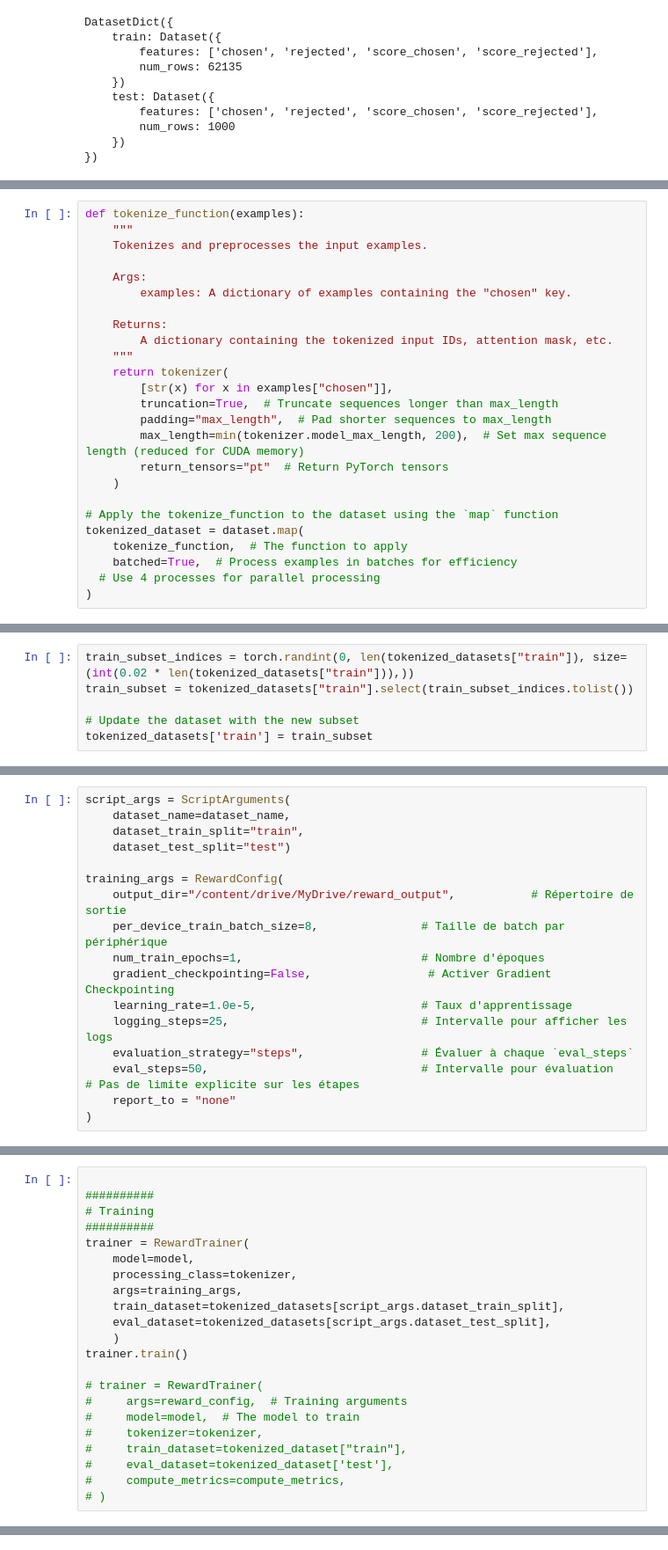
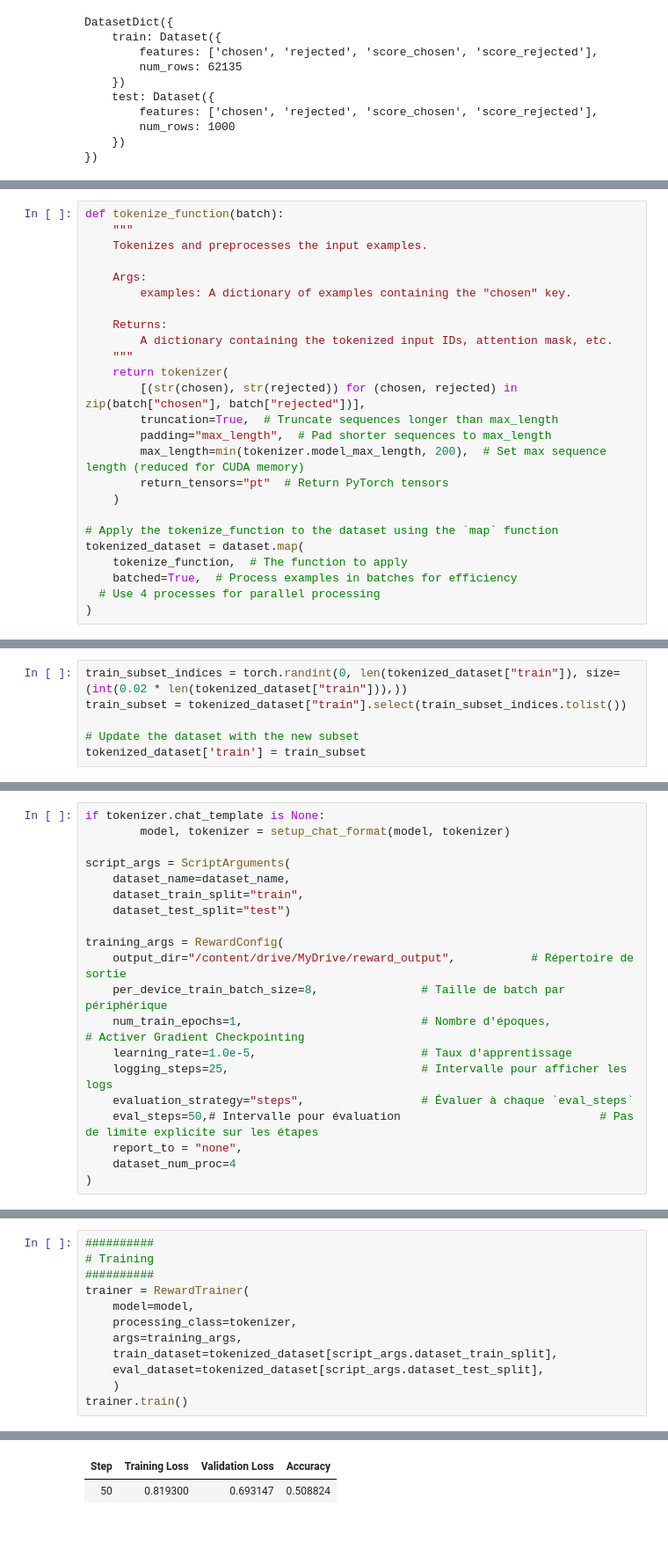
Before and after one commit to em-bst/enhancing-large-language-models-with-human-feedback, a Jupyter notebook: RLHF.ipynb, the cells around one changed output, grey strips where cells are left out. Shown at 88% size. Cells and saved outputs as stored; diff of their text form.

Commit message:
Training the reward model

```diff
--- a/RLHF.ipynb
+++ b/RLHF.ipynb
@@ -150,5 +131,5 @@ DatasetDict({
 # %%
-def tokenize_function(examples):
+def tokenize_function(batch):
     """
     Tokenizes and preprocesses the input examples.
 
@@ -159,7 +140,7 @@ def tokenize_function(examples):
         A dictionary containing the tokenized input IDs, attention mask, etc.
     """
     return tokenizer(
-        [str(x) for x in examples["chosen"]],
+        [(str(chosen), str(rejected)) for (chosen, rejected) in zip(batch["chosen"], batch["rejected"])],
         truncation=True,  # Truncate sequences longer than max_length
         padding="max_length",  # Pad shorter sequences to max_length
         max_length=min(tokenizer.model_max_length, 200),  # Set max sequence length (reduced for CUDA memory)
@@ -254,6 +160,6 @@ tokenized_datasets.save_to_disk('/content/drive/MyDrive/tokenized_datasets')
 # %%
-train_subset_indices = torch.randint(0, len(tokenized_datasets["train"]), size=(int(0.02 * len(tokenized_datasets["train"])),))
-train_subset = tokenized_datasets["train"].select(train_subset_indices.tolist())
+train_subset_indices = torch.randint(0, len(tokenized_dataset["train"]), size=(int(0.02 * len(tokenized_dataset["train"])),))
+train_subset = tokenized_dataset["train"].select(train_subset_indices.tolist())
 
 # Update the dataset with the new subset
-tokenized_datasets['train'] = train_subset
+tokenized_dataset['train'] = train_subset
@@ -315,4 +170,7 @@ DatasetDict({
 # %%
+if tokenizer.chat_template is None:
+        model, tokenizer = setup_chat_format(model, tokenizer)
+
 script_args = ScriptArguments(
     dataset_name=dataset_name,
     dataset_train_split="train",
@@ -321,12 +179,12 @@ script_args = ScriptArguments(
 training_args = RewardConfig(
     output_dir="/content/drive/MyDrive/reward_output",           # Répertoire de sortie
     per_device_train_batch_size=8,               # Taille de batch par périphérique
-    num_train_epochs=1,                          # Nombre d'époques
-    gradient_checkpointing=False,                 # Activer Gradient Checkpointing
+    num_train_epochs=1,                          # Nombre d'époques,                 # Activer Gradient Checkpointing
     learning_rate=1.0e-5,                        # Taux d'apprentissage
     logging_steps=25,                            # Intervalle pour afficher les logs
     evaluation_strategy="steps",                 # Évaluer à chaque `eval_steps`
-    eval_steps=50,                               # Intervalle pour évaluation                             # Pas de limite explicite sur les étapes
-    report_to = "none"
+    eval_steps=50,# Intervalle pour évaluation                             # Pas de limite explicite sur les étapes
+    report_to = "none",
+    dataset_num_proc=4
 )
 # %% [output]
@@ -334,5 +194,4 @@ NameError: name 'ScriptArguments' is not defined
 # %%
-
 ##########
 # Training
 ##########
@@ -340,17 +199,8 @@ trainer = RewardTrainer(
     model=model,
     processing_class=tokenizer,
     args=training_args,
-    train_dataset=tokenized_datasets[script_args.dataset_train_split],
-    eval_dataset=tokenized_datasets[script_args.dataset_test_split],
+    train_dataset=tokenized_dataset[script_args.dataset_train_split],
+    eval_dataset=tokenized_dataset[script_args.dataset_test_split],
     )
 trainer.train()
-
-# trainer = RewardTrainer(
-#     args=reward_config,  # Training arguments
-#     model=model,  # The model to train
-#     tokenizer=tokenizer,
-#     train_dataset=tokenized_dataset["train"],
-#     eval_dataset=tokenized_dataset['test'],
-#     compute_metrics=compute_metrics,
-# )
 # %% [output]
@@ -357,0 +217,2 @@ You're using a GPT2TokenizerFast tokenizer. Please note that with a fast tokeniz
+| Step | Training Loss | Validation Loss | Accuracy |
+| 50 | 0.819300 | 0.693147 | 0.508824 |
```
Also changed, not shown: parts of 38 cells of this notebook.
